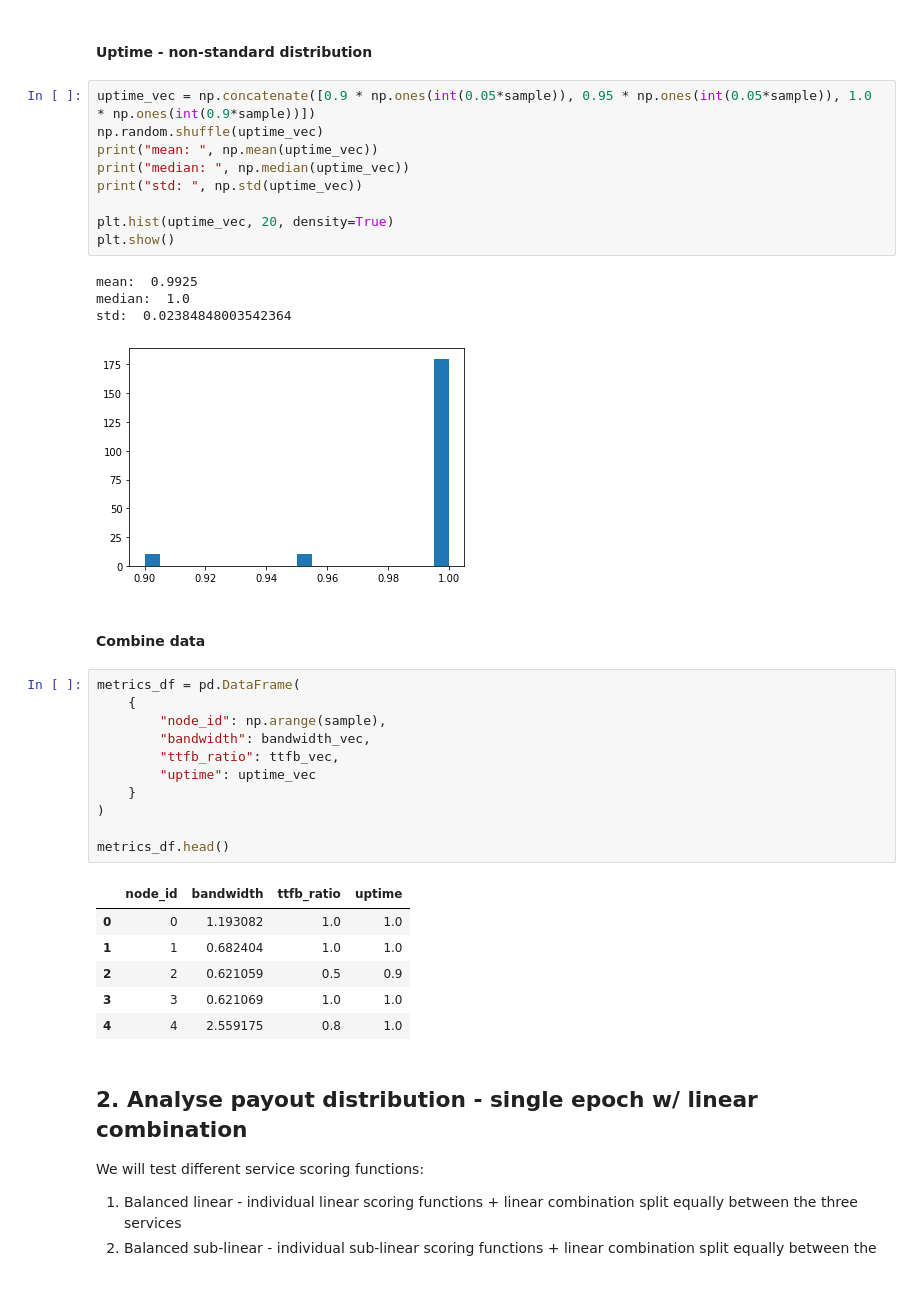
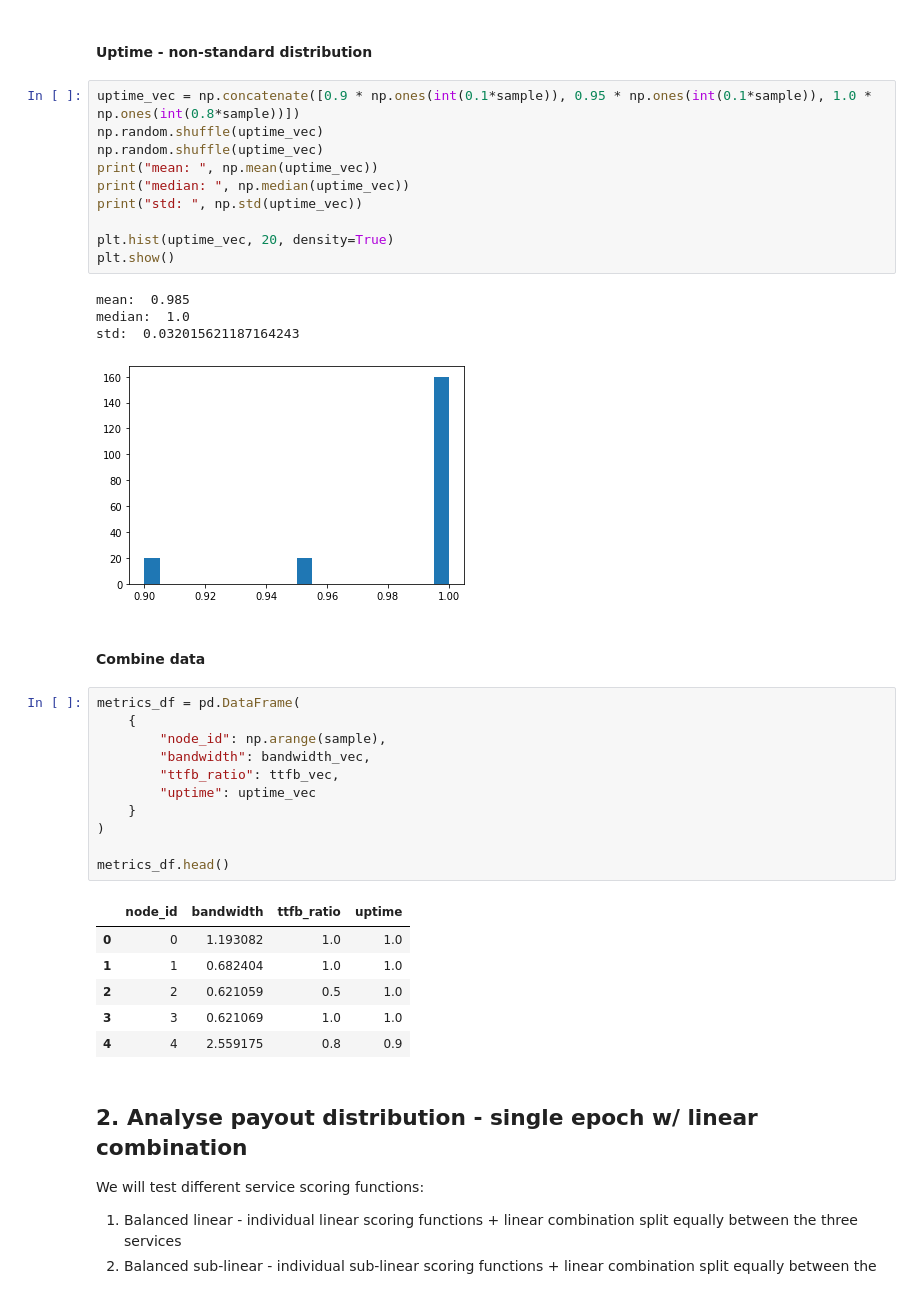
Before and after one commit to protocol/cel-retrieval, a Jupyter notebook: saturn-aliens/notebooks/2.1-simulation_fair_reward_distribution.ipynb, the cells around one changed output. Cells and saved outputs as stored; diff of their text form.

```diff
--- a/saturn-aliens/notebooks/2.1-simulation_fair_reward_distribution.ipynb
+++ b/saturn-aliens/notebooks/2.1-simulation_fair_reward_distribution.ipynb
@@ -51,19 +51,20 @@ std:  0.15524174696260024
 # %% [markdown]
 #### Uptime - non-standard distribution
 # %%
-uptime_vec = np.concatenate([0.9 * np.ones(int(0.05*sample)), 0.95 * np.ones(int(0.05*sample)), 1.0 * np.ones(int(0.9*sample))])
+uptime_vec = np.concatenate([0.9 * np.ones(int(0.1*sample)), 0.95 * np.ones(int(0.1*sample)), 1.0 * np.ones(int(0.8*sample))])
+np.random.shuffle(uptime_vec)
 np.random.shuffle(uptime_vec)
 print("mean: ", np.mean(uptime_vec))
 print("median: ", np.median(uptime_vec))
 print("std: ", np.std(uptime_vec))
 
 plt.hist(uptime_vec, 20, density=True)
 plt.show()
 # %% [output]
-mean:  0.9925
+mean:  0.985
 median:  1.0
-std:  0.02384848003542364
+std:  0.032015621187164243
-[figure, old version]
+[figure, new version]
 # %% [markdown]
 #### Combine data
 # %%
@@ -81,9 +82,9 @@ metrics_df.head()
 |  | node_id | bandwidth | ttfb_ratio | uptime |
 | 0 | 0 | 1.193082 | 1.0 | 1.0 |
 | 1 | 1 | 0.682404 | 1.0 | 1.0 |
-| 2 | 2 | 0.621059 | 0.5 | 0.9 |
+| 2 | 2 | 0.621059 | 0.5 | 1.0 |
 | 3 | 3 | 0.621069 | 1.0 | 1.0 |
-| 4 | 4 | 2.559175 | 0.8 | 1.0 |
+| 4 | 4 | 2.559175 | 0.8 | 0.9 |
 # %% [markdown]
 ## 2. Analyse payout distribution - single epoch w/ linear combination
 
```
Also changed, not shown: parts of 3 cells of this notebook.
